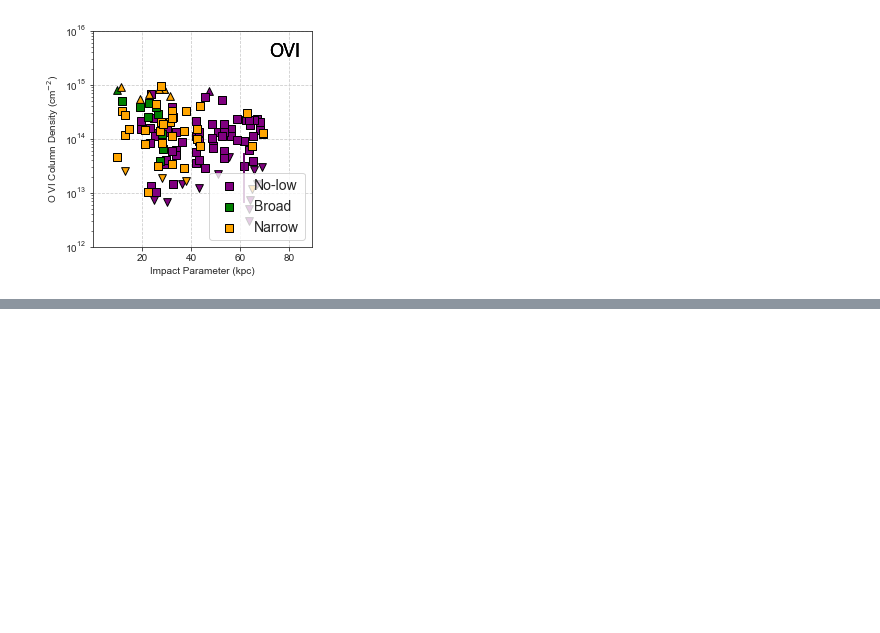
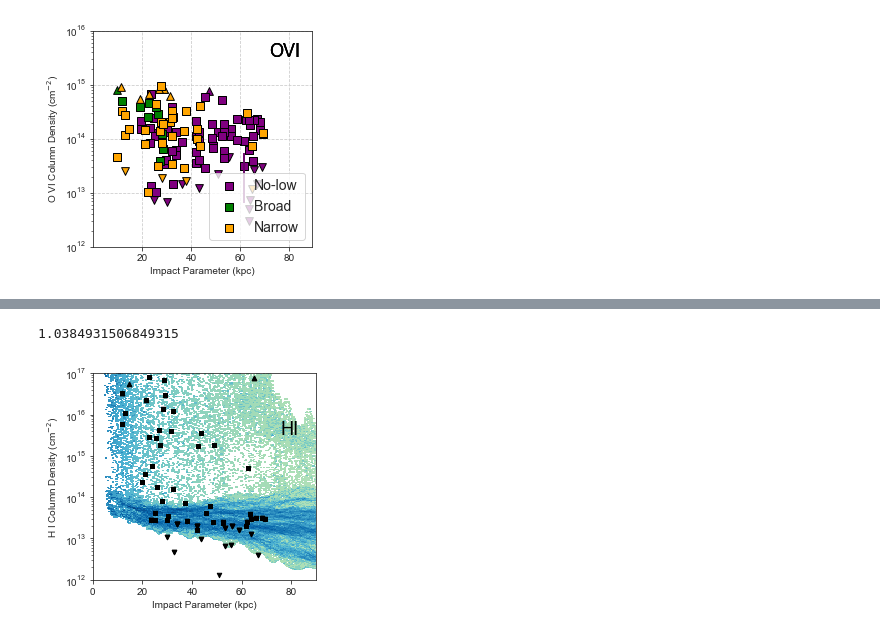
Before and after one commit to ibutsky/synthetic_spectra, a Jupyter notebook: scripts/plotting/plots.ipynb, the cells around one changed output, grey strips where cells are left out. Drawn from its saved outputs; the diff is of its cells as text; code cells hidden in the pictures; blank space fills up the shorter version.

```diff
--- a/scripts/plotting/plots.ipynb
+++ b/scripts/plotting/plots.ipynb
@@ -139,0 +178,20 @@ plt.savefig('../../plots/%s_%s_%s.png'%(xfield, yfield, 'ovi'), dpi = 300)
+# %%
+ylims = (1e12, 1e17)
+rmax = 200
+fig, ax = plt.subplots(nrows = 1, ncols = 1, figsize=(4, 3.8))
+r_arr, cdens_arr = ipd.load_r_cdens('../../data/simulated_ion_column_densities_P0.h5', 'HI')
+im = plot_hist2d(ax, r_arr, cdens_arr, rmax,  ylims, vmin = 1e-3)
+
+pt.plot_data_scatter('HI', xfield = 'impact', yfield = 'total_col', ax = ax, \
+                             model = 'P0', redshift = 0.25,\
+                              axis_labels = False)
+
+ax.set_ylabel('H I Column Density (cm$^{-2}$)')
+ax.set_xlabel('Impact Parameter (kpc)')
+ax.set_xlim(0, 90)
+ax.set_ylim(1e12, 1e17)
+
+plt.savefig('../../plots/P0_sim_hi_column_impact.png', dpi = 300)
+# %% [output]
+1.0384931506849315
+[figure, added]
```
Also changed, not shown: parts of 16 cells of this notebook, 6 other files.
